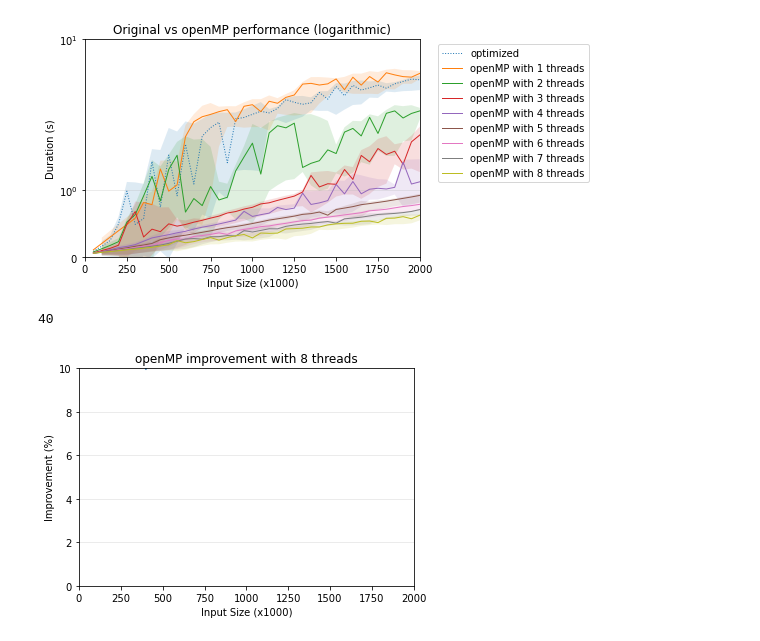
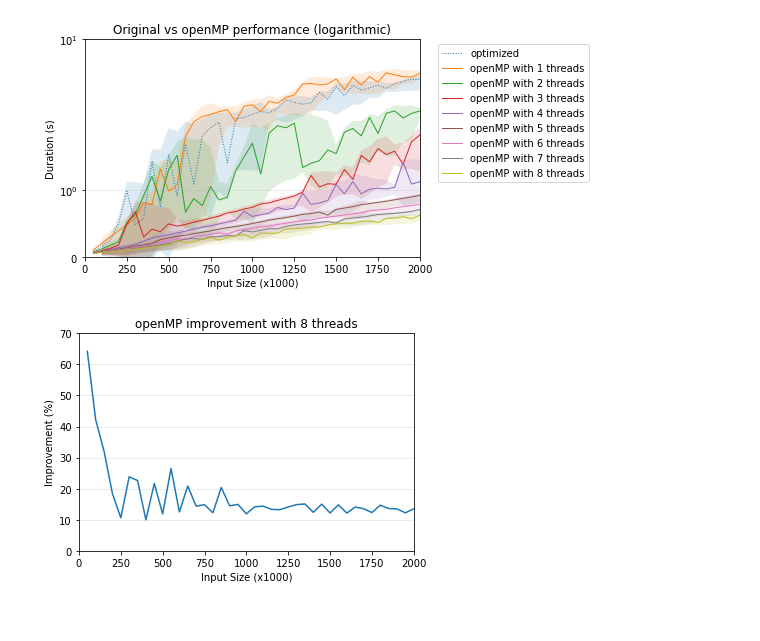
Before and after one commit to JordyAaldering/Parallel-Computing, a Jupyter notebook: evaluation/evaluation.ipynb, the cells around one changed output. Drawn from its saved outputs; the diff is of its cells as text; code cells hidden in the pictures.

```diff
--- a/evaluation/evaluation.ipynb
+++ b/evaluation/evaluation.ipynb
@@ -93,25 +93,24 @@ plt.show()
 # %%
 has_8_threads = df_openmp_grouped["threads"] == 8
 df_openmp_best = df_openmp_grouped[has_8_threads]
 
 improvement = []
 for optimized, openmp in zip(df_optimized_grouped["duration"], df_openmp_best["duration"]):
     improvement.append(openmp / optimized * 100)
 
 ax = plt.gca()
 
 plt.plot(df_openmp_best["size"].values, improvement)
-print(len(df_openmp_best["size"].values)
+
 plt.title("openMP improvement with 8 threads")
 plt.xlabel("Input Size (x1000)")
 plt.ylabel("Improvement (%)")
 
 plt.grid(axis="y", alpha=0.3)
 plt.xlim(0, 2000)
-plt.ylim(0, 10)
+plt.ylim(0, 70)
 
 plt.savefig("plot_openmp_diff.png", bbox_inches='tight')
 plt.show()
 # %% [output]
-40
-[figure, old version]
+[figure, new version]
```
